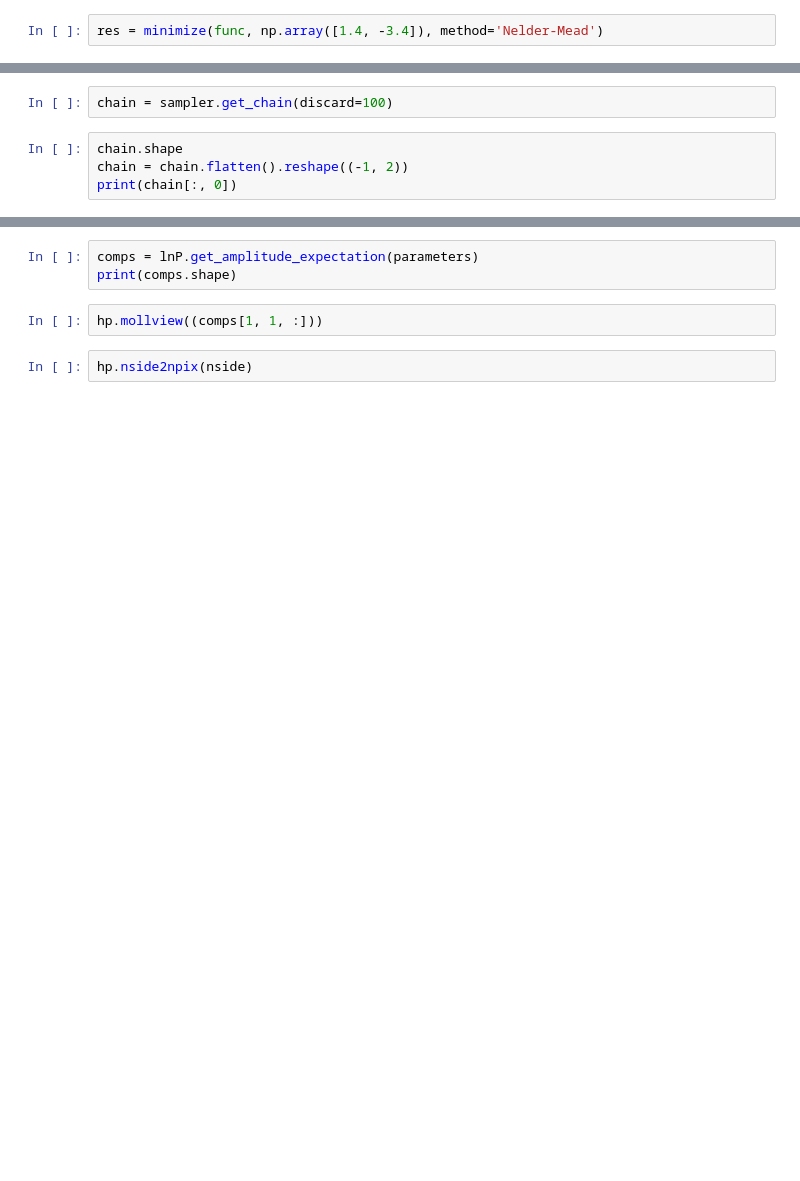
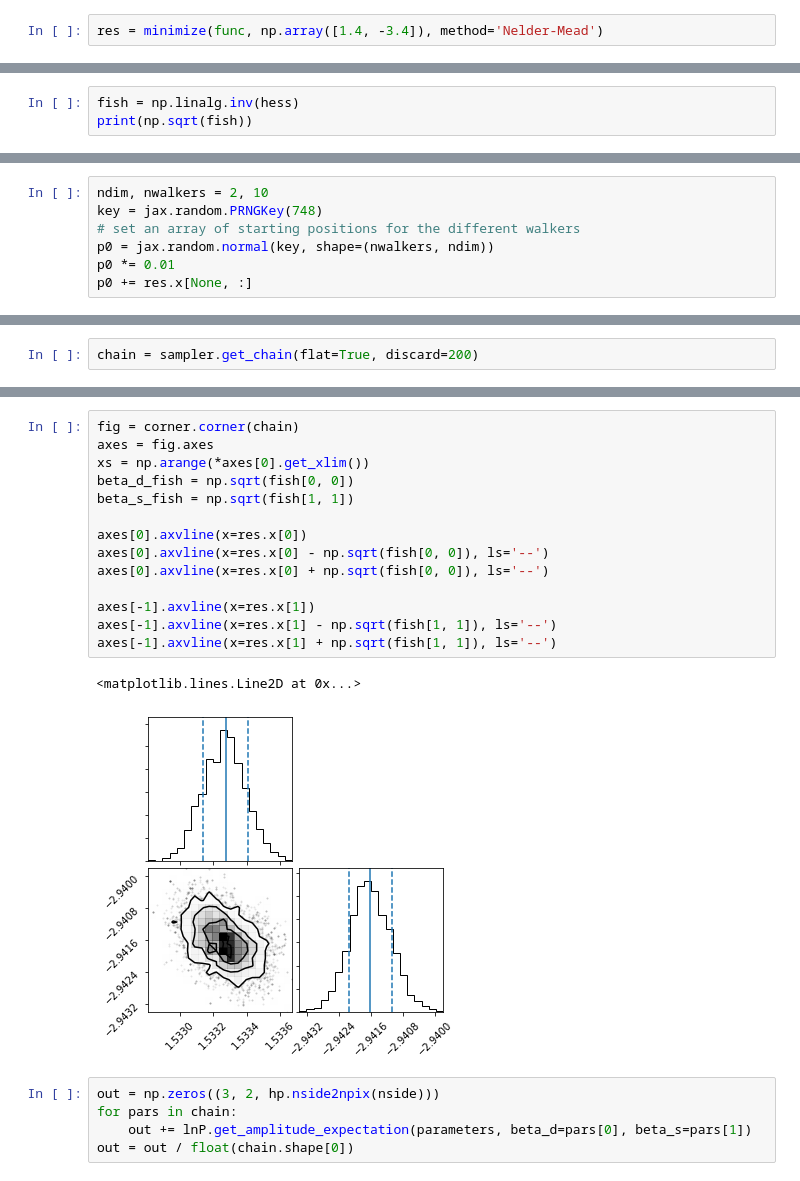
Before and after one commit to b-thorne/hoover_bkp, a Jupyter notebook: notebooks/simulations.ipynb, the cells around one changed output, grey strips where cells are left out. Saved outputs shown, nothing was run; the diff lists cells and outputs as text; blank space fills up the shorter version.

```diff
--- a/notebooks/simulations.ipynb
+++ b/notebooks/simulations.ipynb
@@ -75,0 +126,3 @@ final_simplex: (array([[ 1.53581852, -3.05095459],
+# %%
+fish = np.linalg.inv(hess)
+print(np.sqrt(fish))
@@ -76 +134,8 @@ final_simplex: (array([[ 1.53581852, -3.05095459],
+# %%
+ndim, nwalkers = 2, 10
+key = jax.random.PRNGKey(748)
+# set an array of starting positions for the different walkers
+p0 = jax.random.normal(key, shape=(nwalkers, ndim))
+p0 *= 0.01
+p0 += res.x[None, :]
 # %%
@@ -101,6 +164,2 @@ State([[-3.06666445  1.28599809]
 # %%
-chain = sampler.get_chain(discard=100)
+chain = sampler.get_chain(flat=True, discard=200)
-# %%
-chain.shape
-chain = chain.flatten().reshape((-1, 2))
-print(chain[:, 0])
@@ -115,7 +166,22 @@ WARNING:root:Too few points to create valid contours
-# %%
-comps = lnP.get_amplitude_expectation(parameters)
-print(comps.shape)
-# %%
-hp.mollview((comps[1, 1, :]))
-# %%
-hp.nside2npix(nside)
+# %%
+fig = corner.corner(chain)
+axes = fig.axes
+xs = np.arange(*axes[0].get_xlim())
+beta_d_fish = np.sqrt(fish[0, 0])
+beta_s_fish = np.sqrt(fish[1, 1])
+
+axes[0].axvline(x=res.x[0])
+axes[0].axvline(x=res.x[0] - np.sqrt(fish[0, 0]), ls='--')
+axes[0].axvline(x=res.x[0] + np.sqrt(fish[0, 0]), ls='--')
+
+axes[-1].axvline(x=res.x[1])
+axes[-1].axvline(x=res.x[1] - np.sqrt(fish[1, 1]), ls='--')
+axes[-1].axvline(x=res.x[1] + np.sqrt(fish[1, 1]), ls='--')
+# %% [output]
+<matplotlib.lines.Line2D at 0x...>
+[figure, added]
+# %%
+out = np.zeros((3, 2, hp.nside2npix(nside)))
+for pars in chain:
+    out += lnP.get_amplitude_expectation(parameters, beta_d=pars[0], beta_s=pars[1])
+out = out / float(chain.shape[0])
```
Also changed, not shown: parts of 33 cells of this notebook, 3 other files.
